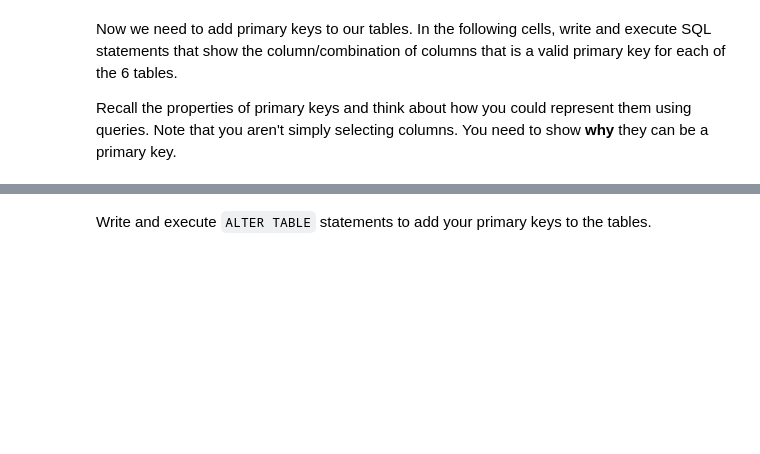
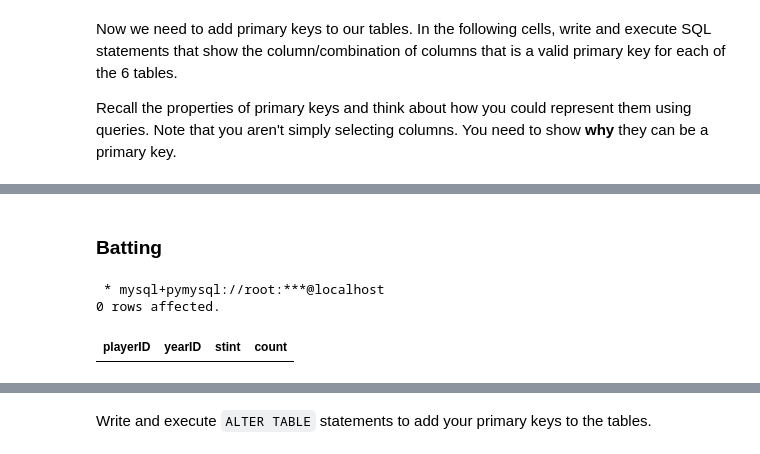
Before and after one commit to YuanxiLi-0303/Intro-to-Databases-F23, a Jupyter notebook: HomeworkAssignments/HW1-Part2-Nonprogramming/F23-W4111-HW1-P2-NP.ipynb, the cells around one changed output, grey strips where cells are left out. Cells and saved outputs as stored; diff of their text form; code cells hidden in the pictures; blank space fills up the shorter version.

```diff
--- a/HomeworkAssignments/HW1-Part2-Nonprogramming/F23-W4111-HW1-P2-NP.ipynb
+++ b/HomeworkAssignments/HW1-Part2-Nonprogramming/F23-W4111-HW1-P2-NP.ipynb
@@ -500,0 +615,12 @@ Recall the properties of primary keys and think about how you could represent th
+# %% [markdown]
+### Batting
+# %%
+%%sql
+select playerID, yearID, stint, count(*) as count
+from Batting group by 1,2,3
+            having count>1
+            order by 1,2,3;
+# %% [output]
+ * mysql+pymysql://root:***@localhost
+0 rows affected.
+| playerID | yearID | stint | count |
```
Also changed, not shown: parts of 40 cells of this notebook.
